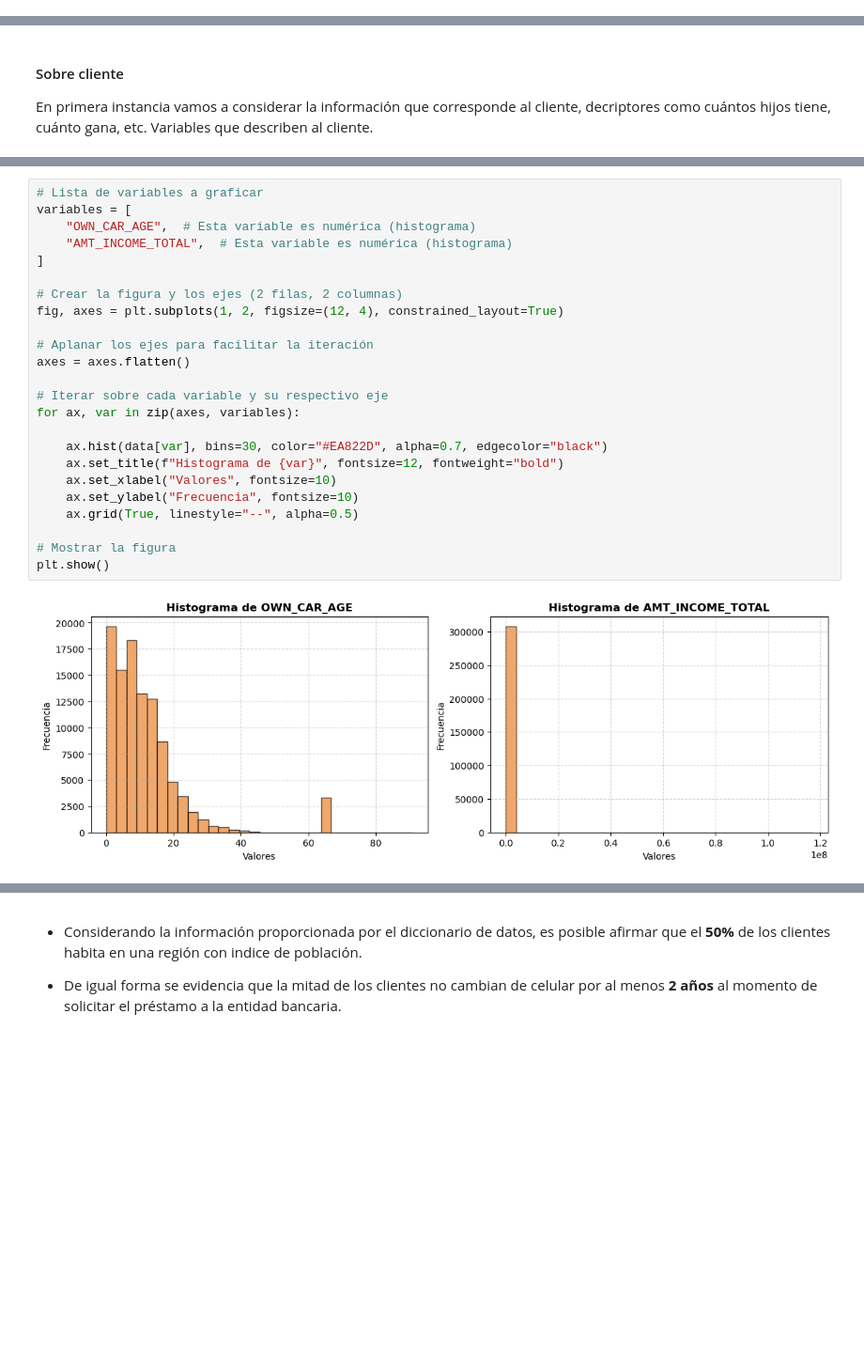
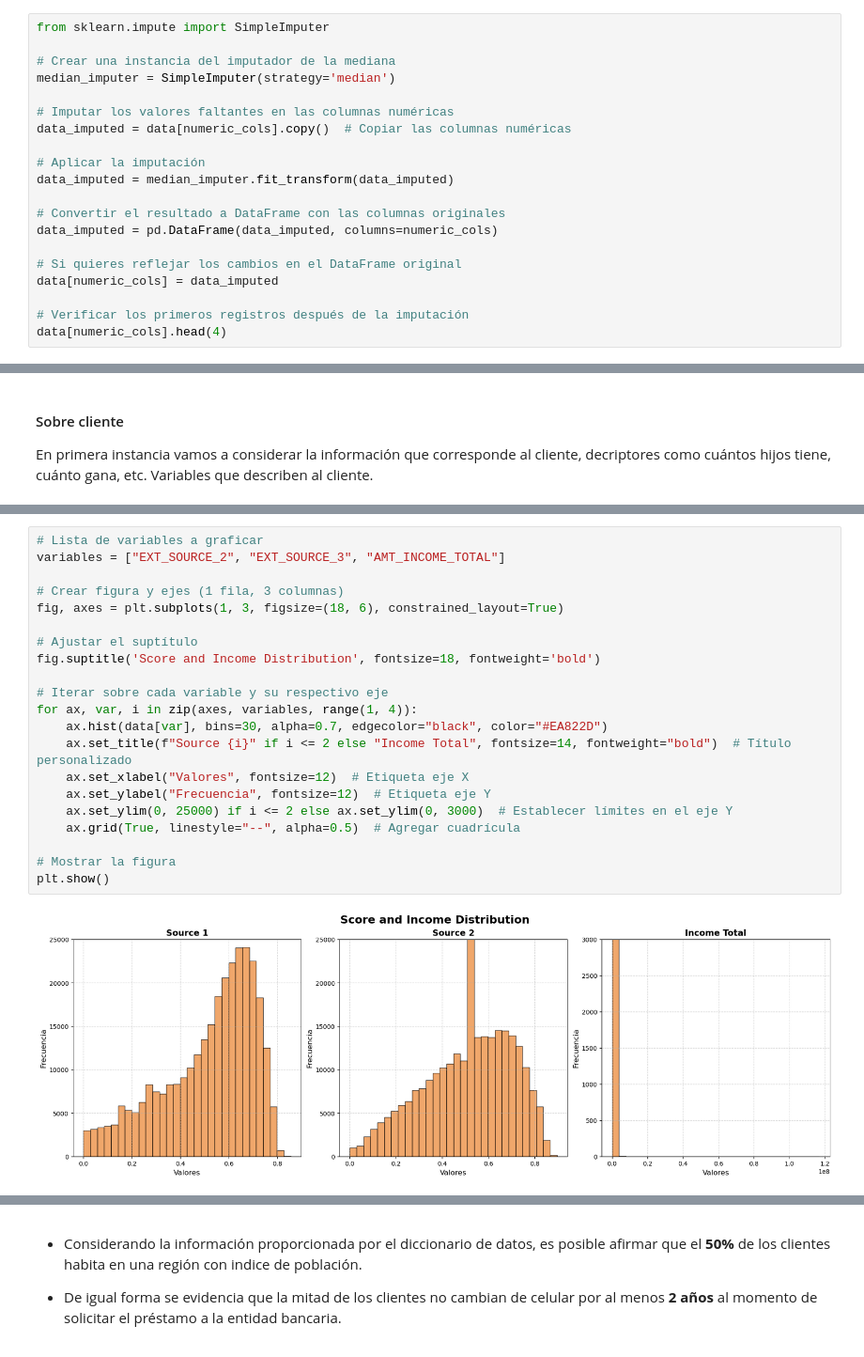
Before and after one commit to lissebas/machine-learning2, a Jupyter notebook: numeric.ipynb, the cells around one changed output, grey strips where cells are left out. Shown at 94% size. Drawn from its saved outputs; the diff is of its cells as text; blank space fills up the shorter version.

```diff
--- a/numeric.ipynb
+++ b/numeric.ipynb
@@ -96,0 +214,20 @@ El tipo de dato float64 tiene un total de 63 variables
+# %%
+from sklearn.impute import SimpleImputer
+
+# Crear una instancia del imputador de la mediana
+median_imputer = SimpleImputer(strategy='median')
+
+# Imputar los valores faltantes en las columnas numéricas
+data_imputed = data[numeric_cols].copy()  # Copiar las columnas numéricas
+
+# Aplicar la imputación
+data_imputed = median_imputer.fit_transform(data_imputed)
+
+# Convertir el resultado a DataFrame con las columnas originales
+data_imputed = pd.DataFrame(data_imputed, columns=numeric_cols)
+
+# Si quieres reflejar los cambios en el DataFrame original
+data[numeric_cols] = data_imputed
+
+# Verificar los primeros registros después de la imputación
+data[numeric_cols].head(4)
@@ -152,26 +320,23 @@ En primera instancia vamos a considerar la información que corresponde al clien
 # %%
 # Lista de variables a graficar
-variables = [
-    "OWN_CAR_AGE",  # Esta variable es numérica (histograma)
-    "AMT_INCOME_TOTAL",  # Esta variable es numérica (histograma)
-]
+variables = ["EXT_SOURCE_2", "EXT_SOURCE_3", "AMT_INCOME_TOTAL"]
 
-# Crear la figura y los ejes (2 filas, 2 columnas)
-fig, axes = plt.subplots(1, 2, figsize=(12, 4), constrained_layout=True)
+# Crear figura y ejes (1 fila, 3 columnas)
+fig, axes = plt.subplots(1, 3, figsize=(18, 6), constrained_layout=True)
 
-# Aplanar los ejes para facilitar la iteración
-axes = axes.flatten()
+# Ajustar el suptítulo
+fig.suptitle('Score and Income Distribution', fontsize=18, fontweight='bold')
 
 # Iterar sobre cada variable y su respectivo eje
-for ax, var in zip(axes, variables):
-
-    ax.hist(data[var], bins=30, color="#EA822D", alpha=0.7, edgecolor="black")
-    ax.set_title(f"Histograma de {var}", fontsize=12, fontweight="bold")
-    ax.set_xlabel("Valores", fontsize=10)
-    ax.set_ylabel("Frecuencia", fontsize=10)
-    ax.grid(True, linestyle="--", alpha=0.5)
+for ax, var, i in zip(axes, variables, range(1, 4)):
+    ax.hist(data[var], bins=30, alpha=0.7, edgecolor="black", color="#EA822D")
+    ax.set_title(f"Source {i}" if i <= 2 else "Income Total", fontsize=14, fontweight="bold")  # Título personalizado
+    ax.set_xlabel("Valores", fontsize=12)  # Etiqueta eje X
+    ax.set_ylabel("Frecuencia", fontsize=12)  # Etiqueta eje Y
+    ax.set_ylim(0, 25000) if i <= 2 else ax.set_ylim(0, 3000)  # Establecer límites en el eje Y
+    ax.grid(True, linestyle="--", alpha=0.5)  # Agregar cuadrícula
 
 # Mostrar la figura
 plt.show()
 # %% [output]
-[figure, old version]
+[figure, new version]
```
Also changed, not shown: parts of 83 cells of this notebook, 1 other file.
